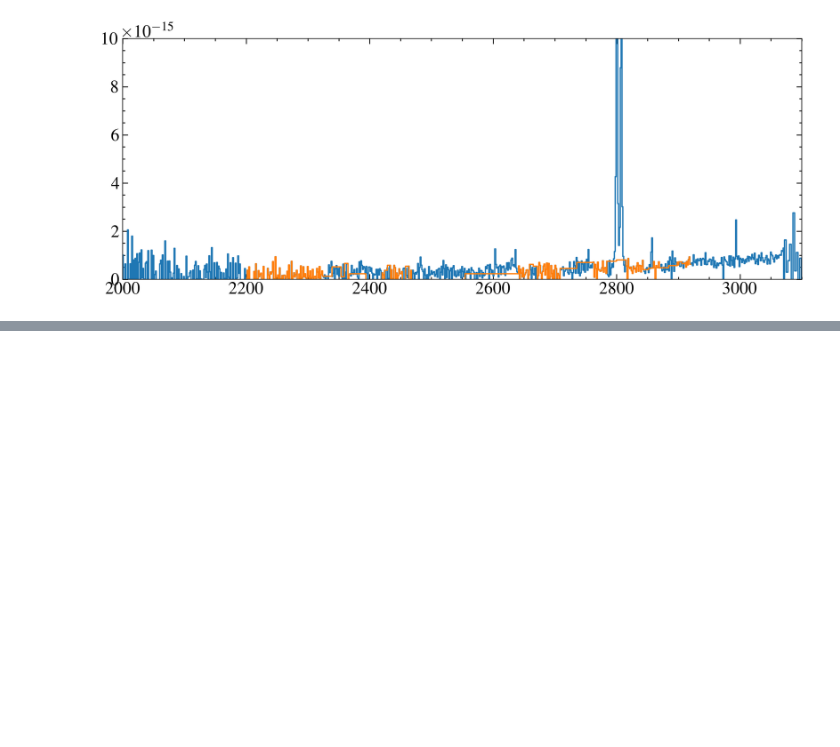
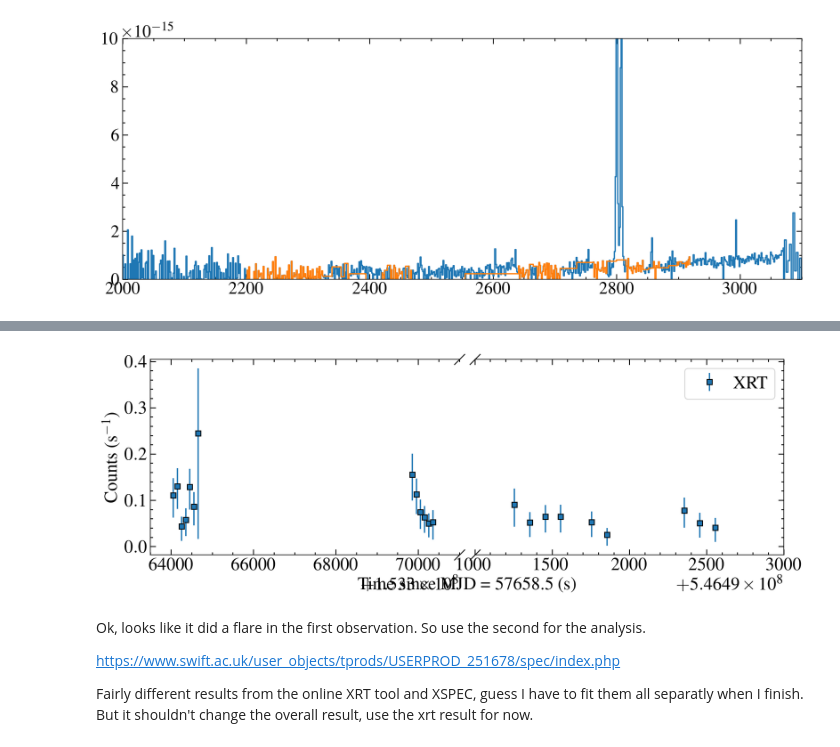
Before and after one commit to davidjwilson/gj207.1, a Jupyter notebook: wolf1130_2.ipynb, the cells around one changed output, grey strips where cells are left out. Drawn from its saved outputs; the diff is of its cells as text; code cells hidden in the pictures; blank space fills up the shorter version.

```diff
--- a/wolf1130_2.ipynb
+++ b/wolf1130_2.ipynb
@@ -188,0 +213,78 @@ r = cmaskbrs[1::2]
+# %%
+fig, axes = plt.subplots(ncols=2, sharey = True, figsize=(12, 5))
+
+#swift reference times
+ref_mjd = 51910
+ref_sec = ref_mjd * 86400
+
+xref = 650034242.0006 #different for X-ray
+
+mjd0 = 57658.5 #day of first XRT observation
+
+# for i,  lc in enumerate(lcs[::-1][1]):
+for j in range(len(axes)):
+
+
+    #xrt
+    # xmask = xtime > 0 #just this observation
+    xt = xtime + xref + ref_sec- mjd0 *86400
+    xf, xe = xcounts, np.array([xcounts_e[0], xcounts_e[1] ])
+    axes[j].errorbar(xt, xf, yerr = xe, marker='s', ls='none', markeredgecolor='k', label=r'XRT')
+
+
+
+# axes[0].set_ylim(0.31, 1.99) # should only need to set the ylims on the first subplot because sharey = True
+axes[0].set_xlim(1.533635e8, 1.53371e8) #setting up the ranges that the plots will cover. One row per subplot
+axes[1].set_xlim(5.46491e8, 5.46493e8)
+
+# axes[0].legend(frameon=True, loc=3)
+axes[1].legend(frameon=True, loc=1)
+
+"""
+Everything between here and the next docstring should work regardless of how many subplots you have
+"""
+
+#setting up the slanted lines
+d = 1.  # proportion of vertical to horizontal extent of the slanted line
+kwargs = dict(marker=[(-1, -d), (1, d)], markersize=12,
+              linestyle="none", color='k', mec='k', mew=1, clip_on=False)
+
+for i in range(len(axes)):
+
+    # axes[i].scatter(xs, ys, edgecolor='k') #add the points to each plot
+
+    if i > 0: #turn off yticks for everything except the first plot
+        axes[i].yaxis.set_tick_params(labelleft=False)
+
+    if i != len(axes)-1: #do these things for every subplot exept the last
+        axes[i].spines.right.set_visible(False) #turn off right ax
+        axes[i].tick_params(right = False, which='both') #turn off right ticks
+        axes[i].plot([1, 1], [0, 1], transform=axes[i].transAxes, **kwargs) #add the slanted line to the right corners
+
+    if i > 0: #do these things for every subplot except the first
+        axes[i].spines.left.set_visible(False) #as for the last loop but for the left
+        axes[i].tick_params(left = False, which='both')
+        axes[i].plot([0, 0], [1, 0], transform=axes[i].transAxes, **kwargs)
+
+"""
+Just the axes labels beyond this.
+"""
+#add a frame that goes around all the subplots to add the labels
+bigax = fig.add_subplot(111, frame_on=False)
+bigax.tick_params(labelcolor='none', top=False, bottom=False, left=False, right=False, which='both')
+bigax.set_ylabel('Counts (s$^{-1}$)') #change labelpad if the label is overlapping the tick labels
+bigax.set_xlabel('Time since MJD = {} (s)'.format(mjd0))
+# bigax.set_title('Example plot with split x axis', pad =15)
+
+fig.tight_layout()
+fig.subplots_adjust(wspace=0.05) #change the gap in between the subplots
+
+# fig.savefig('plots/g207d1_swift_lcs.pdf')
+# %% [output]
+[figure, added]
+# %% [markdown]
+Ok, looks like it did a flare in the first observation. So use the second for the analysis.
+
+https://www.swift.ac.uk/user_objects/tprods/USERPROD_251678/spec/index.php
+
+Fairly different results from the online XRT tool and XSPEC, guess I have to fit them all separatly when I finish. But it shouldn't change the overall result, use the xrt result for now.
```
Also changed, not shown: parts of 8 cells of this notebook, 1 other file.
